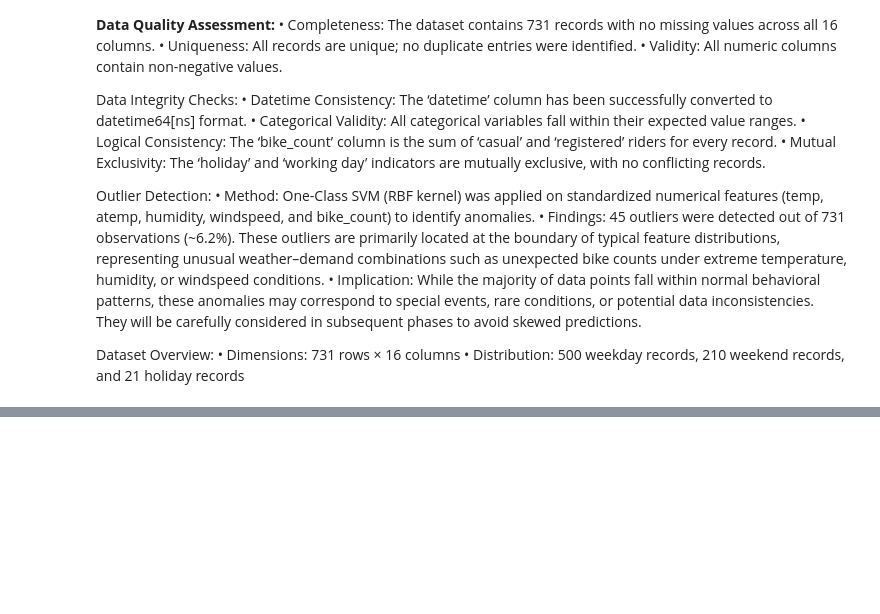
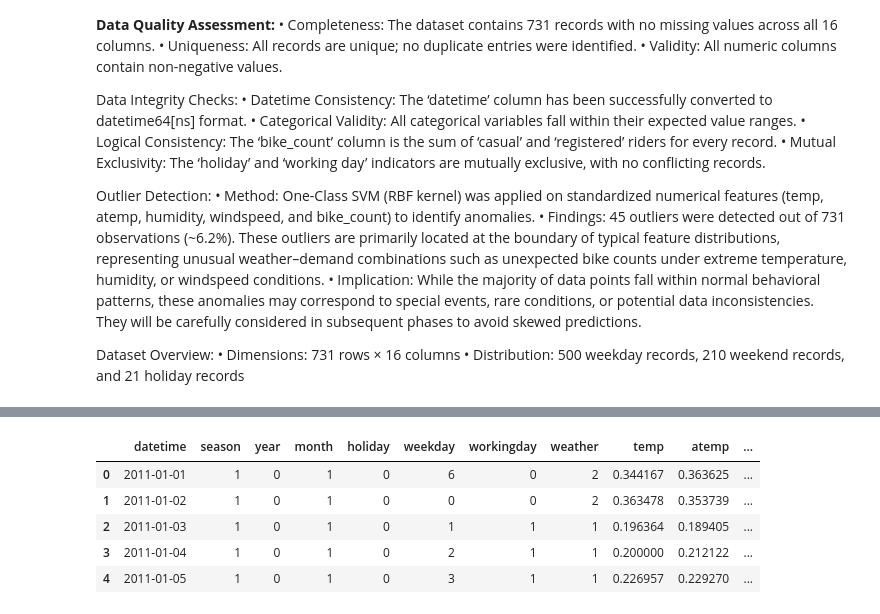
Before and after one commit to Arifuzzaman-Munaf/Predictive-Analysis-using-ML-algorithms, a Jupyter notebook: assessment_03.ipynb, the cells around one changed output, grey strips where cells are left out. Cells and saved outputs as stored; diff of their text form; code cells hidden in the pictures; blank space fills up the shorter version.

```diff
--- a/assessment_03.ipynb
+++ b/assessment_03.ipynb
@@ -703,0 +738,15 @@ Dataset Overview:
+# %%
+# remove the columns that are not needed for the input features
+removed_columns = ["ocsvm_outlier", "bike_count", 'record_id']
+x_df = df.drop(columns=removed_columns)
+
+# get the target variable
+y_df = df['bike_count']
+x_df.head()
+# %% [output]
+|  | datetime | season | year | month | holiday | weekday | workingday | weather | temp | atemp | ... |
+| 0 | 2011-01-01 | 1 | 0 | 1 | 0 | 6 | 0 | 2 | 0.344167 | 0.363625 | ... |
+| 1 | 2011-01-02 | 1 | 0 | 1 | 0 | 0 | 0 | 2 | 0.363478 | 0.353739 | ... |
+| 2 | 2011-01-03 | 1 | 0 | 1 | 0 | 1 | 1 | 1 | 0.196364 | 0.189405 | ... |
+| 3 | 2011-01-04 | 1 | 0 | 1 | 0 | 2 | 1 | 1 | 0.200000 | 0.212122 | ... |
+| 4 | 2011-01-05 | 1 | 0 | 1 | 0 | 3 | 1 | 1 | 0.226957 | 0.229270 | ... |
```
Also changed, not shown: parts of 16 cells of this notebook.
